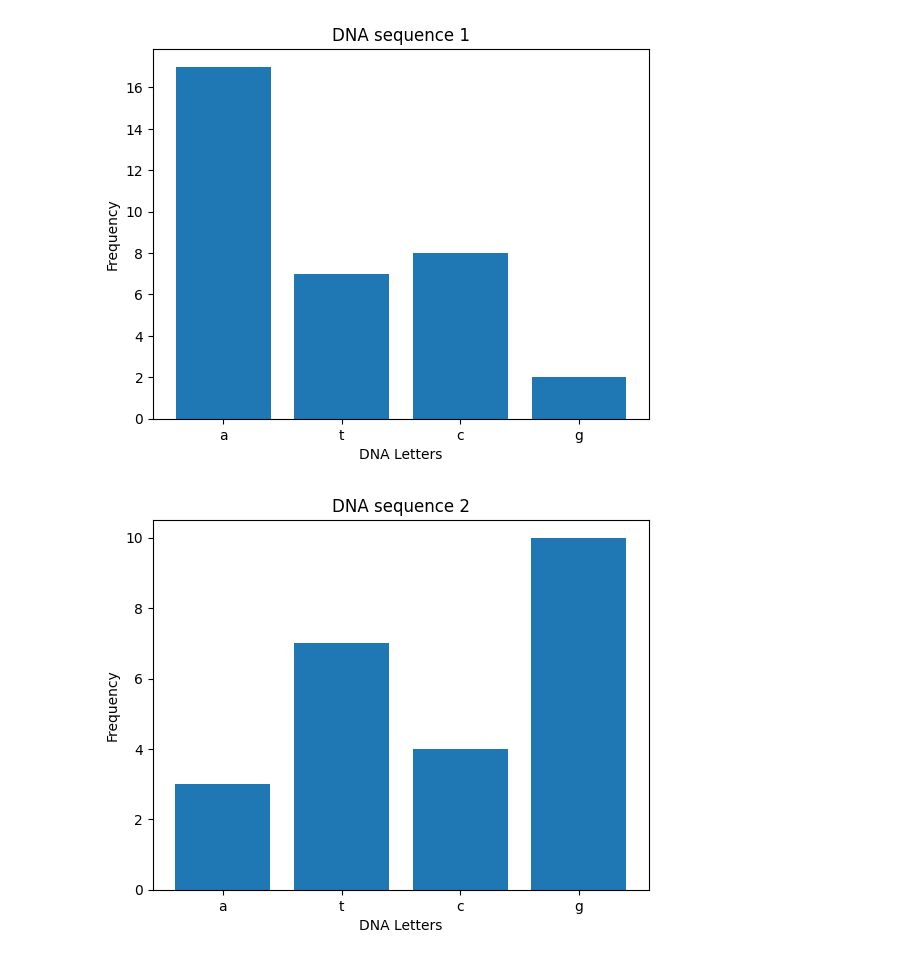
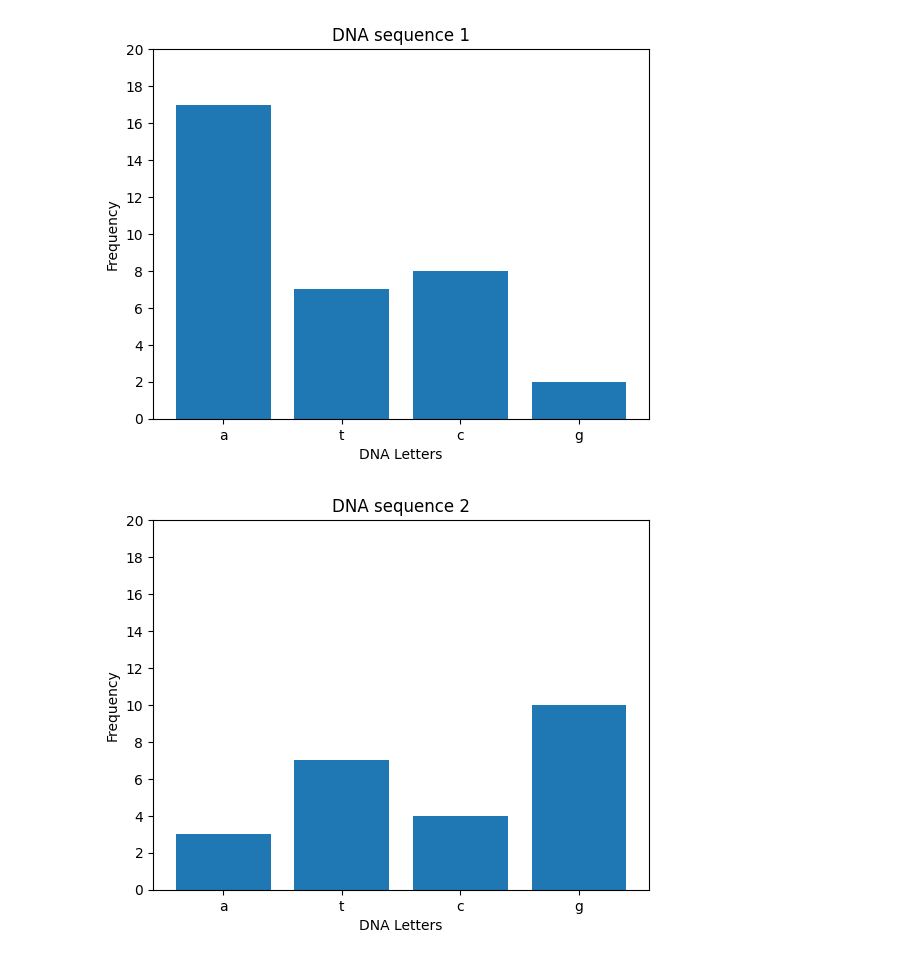
Before and after one commit to RikardOledal/Lab1_DE25_Rikard_Oledal, a Jupyter notebook: DNA.ipynb, the cells around one changed output. Saved outputs shown, nothing was run; the diff lists cells and outputs as text; code cells hidden in the pictures.

```diff
--- a/DNA.ipynb
+++ b/DNA.ipynb
@@ -33,34 +33,44 @@ def sort_dna(filepath):
     return sequence_list
 
 # Input interface to ask the user if they want to run Task 1 och Task 2 and return correct datapath.
 DNA_task = input("Run Task 1 och Task 2? (1 / 2)")
 choice = 0
 
 while choice == 0:
     if DNA_task == "1":
         data_path = "data/dna_raw.txt"
         choice = 1
     elif DNA_task == "2":
         data_path = "data/dna_raw_complicated.txt"
         choice = 1
     else:
         DNA_task = input("Choose 1 or 2? (1 / 2)")
 
 # Looping though the list and making a bar chart of every sequence.
 dna_data = sort_dna(data_path)
 
 for i in dna_data:
     fig, ax = plt.subplots()
     dna_name = list(i.keys())[1:]
     dna_value = list(i.values())[1:]
     sequence_name = (i["Name"])
+    if max(dna_value) < 20:
+        dna_ylimit = 20
+        dna_yscale = 2
+    elif max(dna_value) < 30:
+        dna_ylimit = 30
+        dna_yscale = 5
+    else:
+        dna_ylimit = 40
+        dna_yscale = 5
+
 
     ax.bar(dna_name, dna_value)
 
-    ax.set(xlabel="DNA Letters",ylabel="Frequency",title=sequence_name)
-    ax.yaxis.set_major_formatter(ticker.FormatStrFormatter("%.0f"))
+    ax.set(xlabel="DNA Letters",ylabel="Frequency",ylim=(0,dna_ylimit),title=sequence_name)
+    ax.yaxis.set_major_locator(ticker.MultipleLocator(dna_yscale))
 
     plt.show()
 # %% [output]
-[figure, old version]
+[figure, new version]
-[figure, old version]
+[figure, new version]
```
Also changed, not shown: parts of 1 cell of this notebook.
